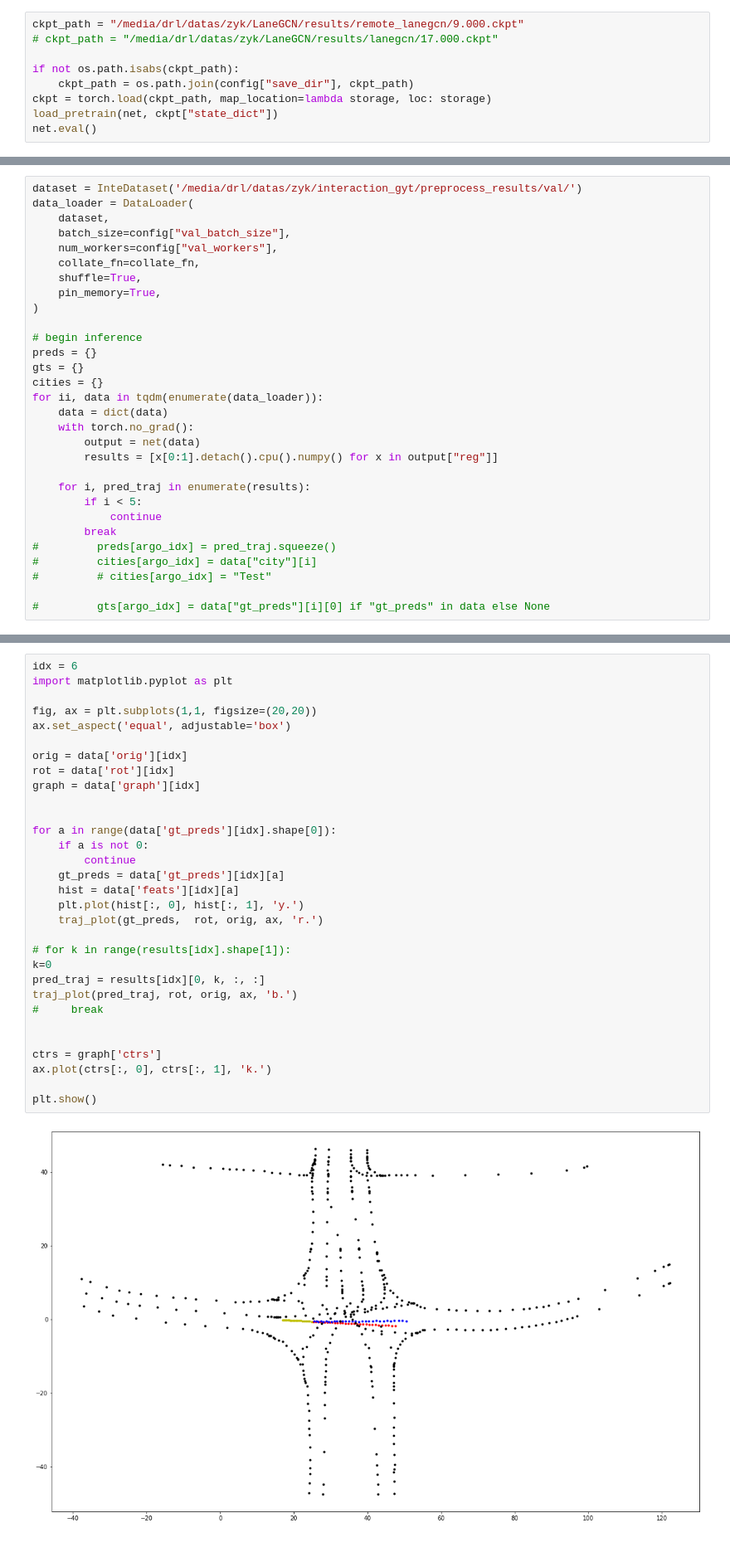
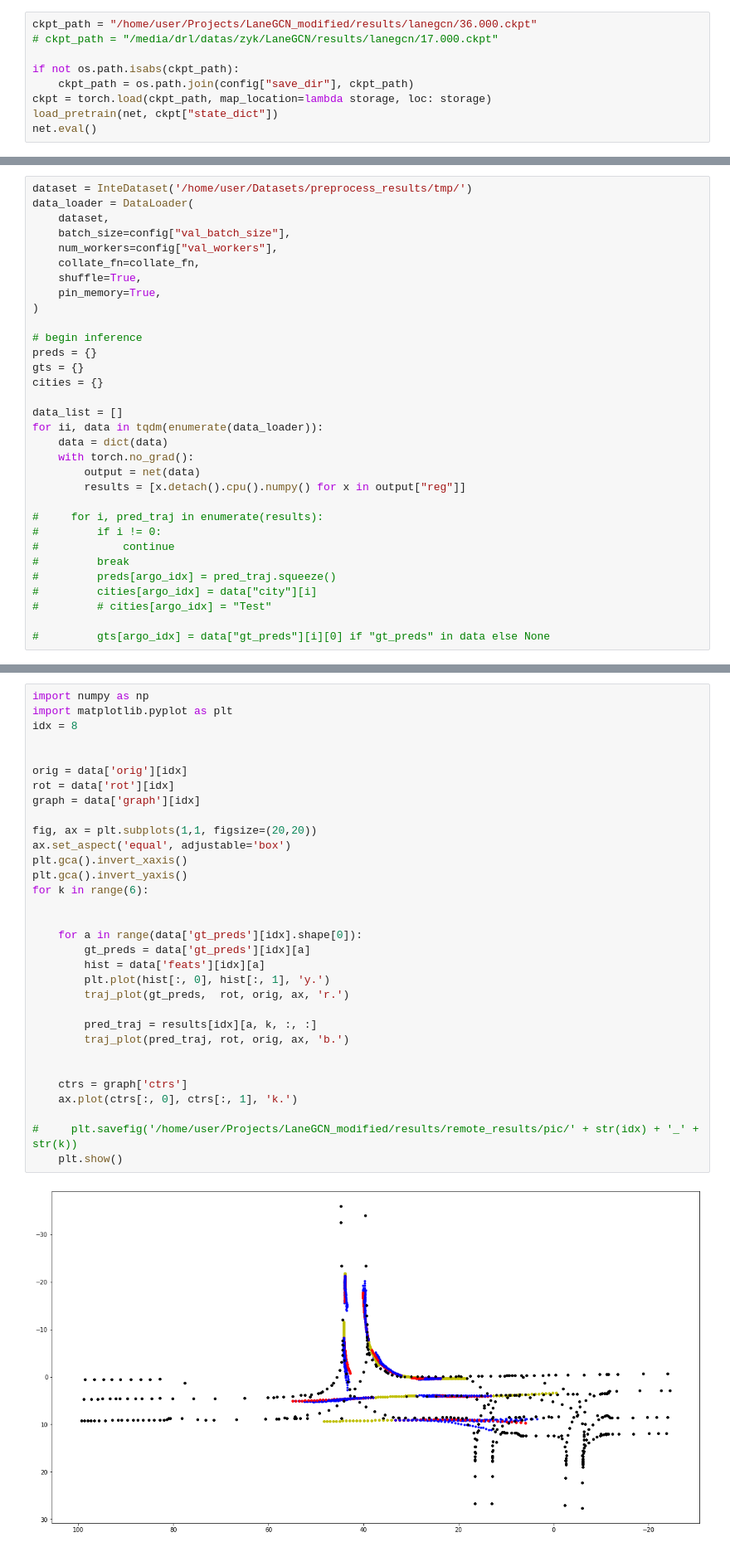
Before and after one commit to YikangZhang1641/modified_LaneGCN, a Jupyter notebook: test_interaction.ipynb, the cells around one changed output, grey strips where cells are left out. Shown at 83% size. Drawn from its saved outputs; the diff is of its cells as text.

```diff
--- a/test_interaction.ipynb
+++ b/test_interaction.ipynb
@@ -42,7 +42,7 @@ sys.path.insert(0, root_path)
 model = import_module("lanegcn")
 config, _, collate_fn, net, loss, post_process, opt = model.get_model()
 # %%
-ckpt_path = "/media/drl/datas/zyk/LaneGCN/results/remote_lanegcn/9.000.ckpt"
+ckpt_path = "/home/user/Projects/LaneGCN_modified/results/lanegcn/36.000.ckpt"
 # ckpt_path = "/media/drl/datas/zyk/LaneGCN/results/lanegcn/17.000.ckpt"
 
 if not os.path.isabs(ckpt_path):
@@ -69,7 +69,7 @@ Net(
   )
 )
 # %%
-dataset = InteDataset('/media/drl/datas/zyk/interaction_gyt/preprocess_results/val/')
+dataset = InteDataset('/home/user/Datasets/preprocess_results/tmp/')
 data_loader = DataLoader(
     dataset,
     batch_size=config["val_batch_size"],
@@ -83,16 +83,18 @@ data_loader = DataLoader(
 preds = {}
 gts = {}
 cities = {}
+
+data_list = []
 for ii, data in tqdm(enumerate(data_loader)):
     data = dict(data)
     with torch.no_grad():
         output = net(data)
-        results = [x[0:1].detach().cpu().numpy() for x in output["reg"]]
+        results = [x.detach().cpu().numpy() for x in output["reg"]]
 
-    for i, pred_traj in enumerate(results):
-        if i < 5:
-            continue
-        break
+#     for i, pred_traj in enumerate(results):
+#         if i != 0:
+#             continue
+#         break
 #         preds[argo_idx] = pred_traj.squeeze()
 #         cities[argo_idx] = data["city"][i]
 #         # cities[argo_idx] = "Test"
@@ -136,38 +125,39 @@ def traj_plot(traj, rot, orig, ax, c):
     ax.plot(centerline[:, 0], centerline[:, 1], c)
     return centerline
 # %%
-idx = 6
+import numpy as np
 import matplotlib.pyplot as plt
+idx = 8
 
-fig, ax = plt.subplots(1,1, figsize=(20,20))
-ax.set_aspect('equal', adjustable='box')
 
 orig = data['orig'][idx]
 rot = data['rot'][idx]
 graph = data['graph'][idx]
 
-
-for a in range(data['gt_preds'][idx].shape[0]):
-    if a is not 0:
-        continue
-    gt_preds = data['gt_preds'][idx][a]
-    hist = data['feats'][idx][a]
-    plt.plot(hist[:, 0], hist[:, 1], 'y.')
-    traj_plot(gt_preds,  rot, orig, ax, 'r.')
-
-# for k in range(results[idx].shape[1]):
-k=0
-pred_traj = results[idx][0, k, :, :]
-traj_plot(pred_traj, rot, orig, ax, 'b.')
-#     break
+fig, ax = plt.subplots(1,1, figsize=(20,20))
+ax.set_aspect('equal', adjustable='box')
+plt.gca().invert_xaxis()
+plt.gca().invert_yaxis()
+for k in range(6):
 
 
-ctrs = graph['ctrs']
-ax.plot(ctrs[:, 0], ctrs[:, 1], 'k.')
+    for a in range(data['gt_preds'][idx].shape[0]):
+        gt_preds = data['gt_preds'][idx][a]
+        hist = data['feats'][idx][a]
+        plt.plot(hist[:, 0], hist[:, 1], 'y.')
+        traj_plot(gt_preds,  rot, orig, ax, 'r.')
 
-plt.show()
+        pred_traj = results[idx][a, k, :, :]
+        traj_plot(pred_traj, rot, orig, ax, 'b.')
+
+
+    ctrs = graph['ctrs']
+    ax.plot(ctrs[:, 0], ctrs[:, 1], 'k.')
+
+#     plt.savefig('/home/user/Projects/LaneGCN_modified/results/remote_results/pic/' + str(idx) + '_' + str(k))
+    plt.show()
 # %% [output]
-[figure, old version]
+[figure, new version]
 # %%
 %%time
 import matplotlib.animation as animation
```
Also changed, not shown: parts of 7 cells of this notebook, 3 other files.
